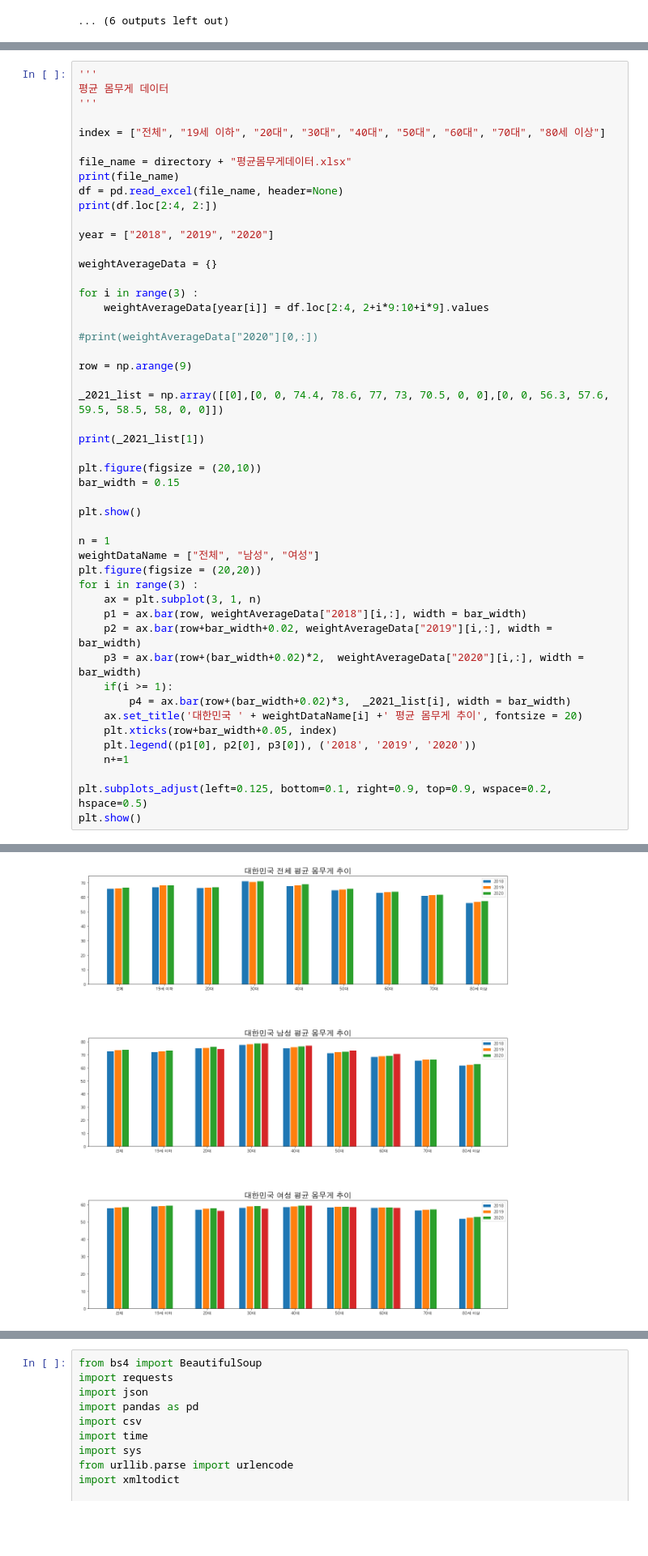
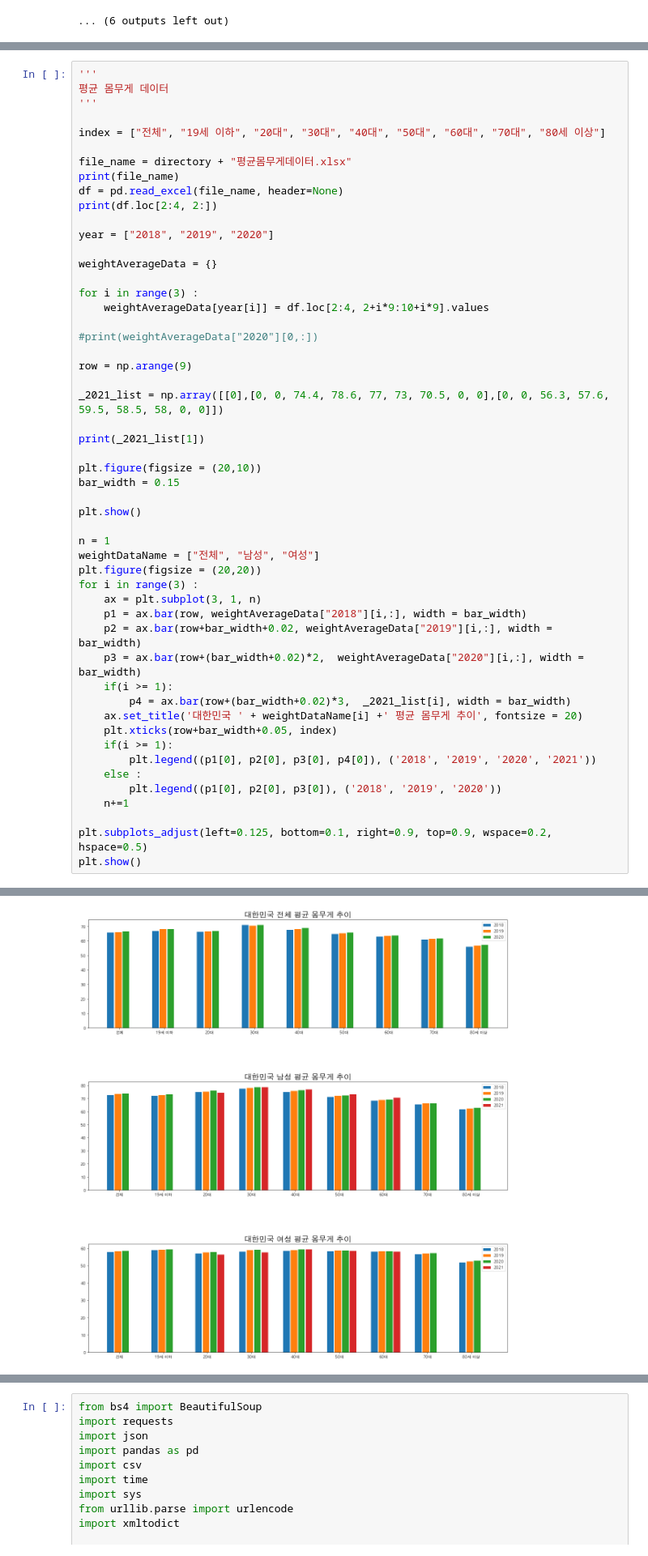
Before and after one commit to gayoungee/22-1_DataAnalysis, a Jupyter notebook: baseAnalysis.ipynb, the cells around one changed output, grey strips where cells are left out. Shown at 81% size. Saved outputs shown, nothing was run; the diff lists cells and outputs as text; blank space fills up the shorter version.

```diff
--- a/baseAnalysis.ipynb
+++ b/baseAnalysis.ipynb
@@ -330,7 +325,10 @@ for i in range(3) :
         p4 = ax.bar(row+(bar_width+0.02)*3,  _2021_list[i], width = bar_width)
     ax.set_title('대한민국 ' + weightDataName[i] +' 평균 몸무게 추이', fontsize = 20)
     plt.xticks(row+bar_width+0.05, index)
-    plt.legend((p1[0], p2[0], p3[0]), ('2018', '2019', '2020'))
+    if(i >= 1):
+        plt.legend((p1[0], p2[0], p3[0], p4[0]), ('2018', '2019', '2020', '2021'))
+    else :
+        plt.legend((p1[0], p2[0], p3[0]), ('2018', '2019', '2020'))
     n+=1
 
 plt.subplots_adjust(left=0.125, bottom=0.1, right=0.9, top=0.9, wspace=0.2, hspace=0.5)
@@ -352,3 +349,3 @@ plt.show()
 [0, 0, 74.4, 78.6, 77, 73, 70.5, 0, 0]
 <Figure size 1440x720 with 0 Axes>
-[figure, old version]
+[figure, new version]
```
Also changed, not shown: parts of 24 cells of this notebook, 1 other file.
